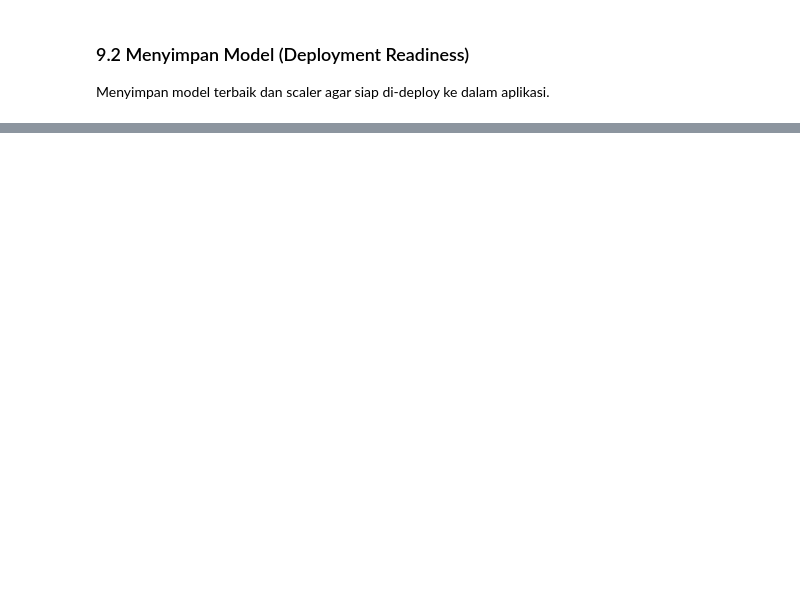
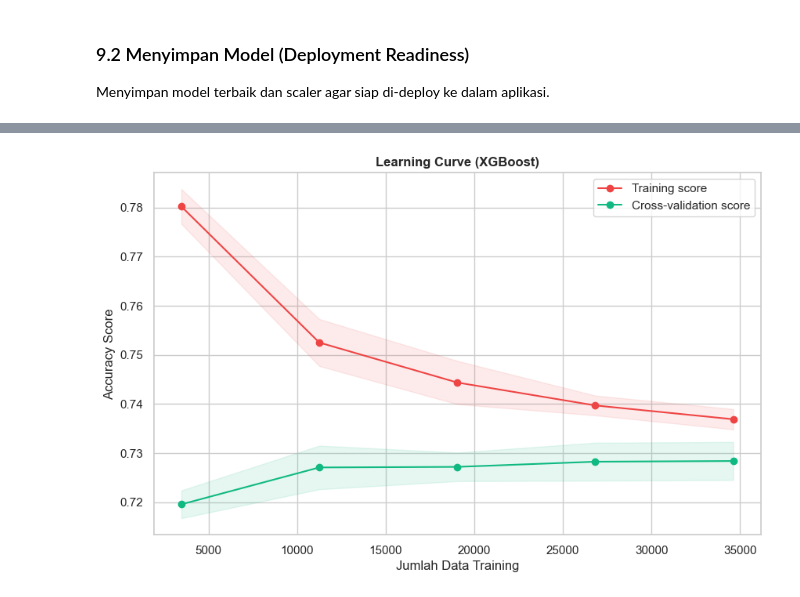
Before and after one commit to kebabresing/cardiovascular-risk-prediction, a Jupyter notebook: Cardiovascular_Disease_Prediction.ipynb, the cells around one changed output, grey strips where cells are left out. Drawn from its saved outputs; the diff is of its cells as text; code cells hidden in the pictures; blank space fills up the shorter version.

```diff
--- a/Cardiovascular_Disease_Prediction.ipynb
+++ b/Cardiovascular_Disease_Prediction.ipynb
@@ -344,0 +537,28 @@ print("Model dan Scaler berhasil disimpan di dalam folder 'model/'!")
+# %%
+# 4. Learning Curve / Training vs Validation Score
+from sklearn.model_selection import learning_curve
+
+train_sizes, train_scores, test_scores = learning_curve(
+    best_model, X_train, y_train, cv=3, scoring='accuracy', n_jobs=-1,
+    train_sizes=np.linspace(0.1, 1.0, 5))
+
+train_mean = np.mean(train_scores, axis=1)
+train_std = np.std(train_scores, axis=1)
+test_mean = np.mean(test_scores, axis=1)
+test_std = np.std(test_scores, axis=1)
+
+plt.figure(figsize=(10, 6))
+plt.plot(train_sizes, train_mean, 'o-', color="#EF4444", label="Training score")
+plt.plot(train_sizes, test_mean, 'o-', color="#10B981", label="Cross-validation score")
+plt.fill_between(train_sizes, train_mean - train_std, train_mean + train_std, alpha=0.1, color="#EF4444")
+plt.fill_between(train_sizes, test_mean - test_std, test_mean + test_std, alpha=0.1, color="#10B981")
+
+plt.title("Learning Curve (XGBoost)", fontweight='bold')
+plt.xlabel("Jumlah Data Training")
+plt.ylabel("Accuracy Score")
+plt.legend(loc="best")
+plt.grid(True)
+plt.savefig('image/11_learning_curve.png', bbox_inches='tight', dpi=300)
+plt.show()
+# %% [output]
+[figure, added]
```
Also changed, not shown: parts of 23 cells of this notebook, 13 other files.
